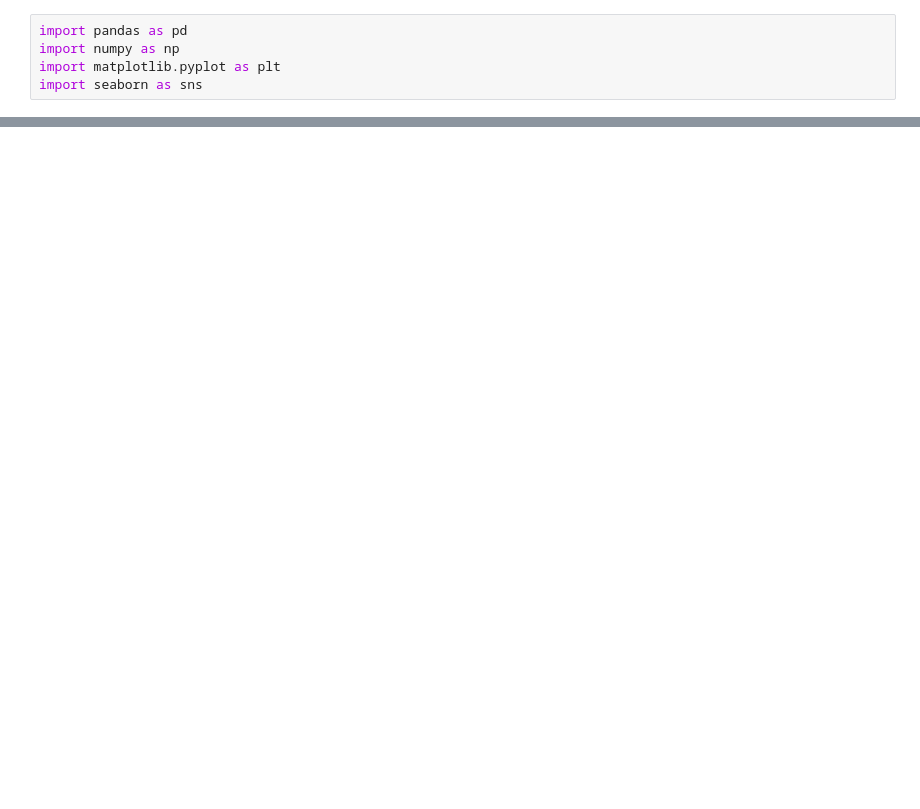
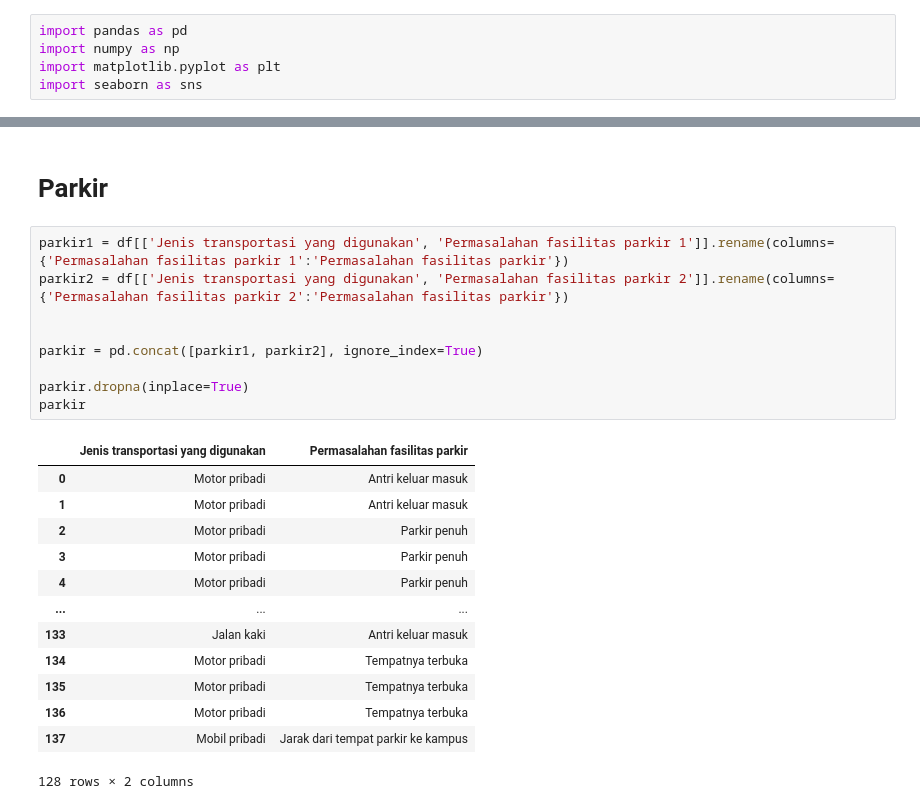
Before and after one commit to Nicohim87/SurveySamplingAOL, a Jupyter notebook: Visualization-1.ipynb, the cells around one changed output, grey strips where cells are left out. Saved outputs shown, nothing was run; the diff lists cells and outputs as text; blank space fills up the shorter version.

```diff
--- a/Visualization-1.ipynb
+++ b/Visualization-1.ipynb
@@ -16,0 +32,25 @@ df.head()
+# %% [markdown]
+# Parkir
+# %%
+parkir1 = df[['Jenis transportasi yang digunakan', 'Permasalahan fasilitas parkir 1']].rename(columns={'Permasalahan fasilitas parkir 1':'Permasalahan fasilitas parkir'})
+parkir2 = df[['Jenis transportasi yang digunakan', 'Permasalahan fasilitas parkir 2']].rename(columns={'Permasalahan fasilitas parkir 2':'Permasalahan fasilitas parkir'})
+
+
+parkir = pd.concat([parkir1, parkir2], ignore_index=True)
+
+parkir.dropna(inplace=True)
+parkir
+# %% [output]
+|  | Jenis transportasi yang digunakan | Permasalahan fasilitas parkir |
+| 0 | Motor pribadi | Antri keluar masuk |
+| 1 | Motor pribadi | Antri keluar masuk |
+| 2 | Motor pribadi | Parkir penuh |
+| 3 | Motor pribadi | Parkir penuh |
+| 4 | Motor pribadi | Parkir penuh |
+| ... | ... | ... |
+| 133 | Jalan kaki | Antri keluar masuk |
+| 134 | Motor pribadi | Tempatnya terbuka |
+| 135 | Motor pribadi | Tempatnya terbuka |
+| 136 | Motor pribadi | Tempatnya terbuka |
+| 137 | Mobil pribadi | Jarak dari tempat parkir ke kampus |
+128 rows × 2 columns
```
Also changed, not shown: parts of 10 cells of this notebook.
